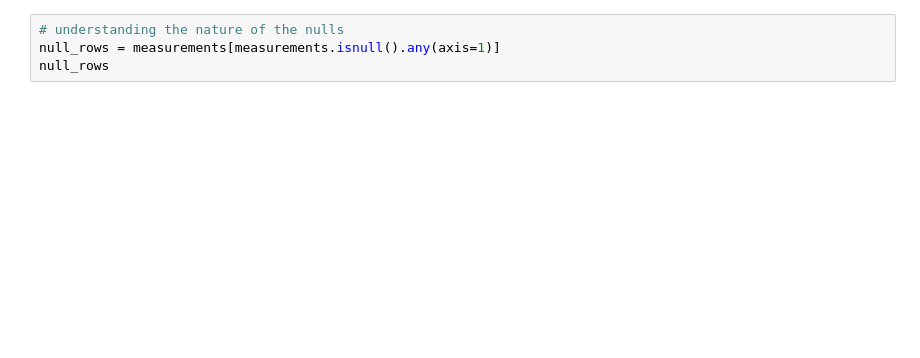
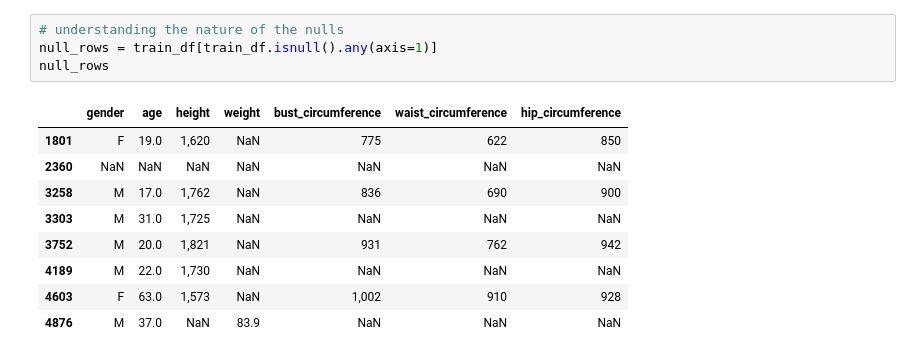
Before and after one commit to yowmahjebby/measurement_ml, a Jupyter notebook: measurements_nb.ipynb, the cells around one changed output. Cells and saved outputs as stored; diff of their text form; blank space fills up the shorter version.

```diff
--- a/measurements_nb.ipynb
+++ b/measurements_nb.ipynb
@@ -13,4 +48,14 @@ measurements.isnull().sum()
 # %%
 # understanding the nature of the nulls
-null_rows = measurements[measurements.isnull().any(axis=1)]
+null_rows = train_df[train_df.isnull().any(axis=1)]
 null_rows
+# %% [output]
+|  | gender | age | height | weight | bust_circumference | waist_circumference | hip_circumference |
+| 1801 | F | 19.0 | 1,620 | NaN | 775 | 622 | 850 |
+| 2360 | NaN | NaN | NaN | NaN | NaN | NaN | NaN |
+| 3258 | M | 17.0 | 1,762 | NaN | 836 | 690 | 900 |
+| 3303 | M | 31.0 | 1,725 | NaN | NaN | NaN | NaN |
+| 3752 | M | 20.0 | 1,821 | NaN | 931 | 762 | 942 |
+| 4189 | M | 22.0 | 1,730 | NaN | NaN | NaN | NaN |
+| 4603 | F | 63.0 | 1,573 | NaN | 1,002 | 910 | 928 |
+| 4876 | M | 37.0 | NaN | 83.9 | NaN | NaN | NaN |
```
Also changed, not shown: parts of 37 cells of this notebook, 1 other file.
